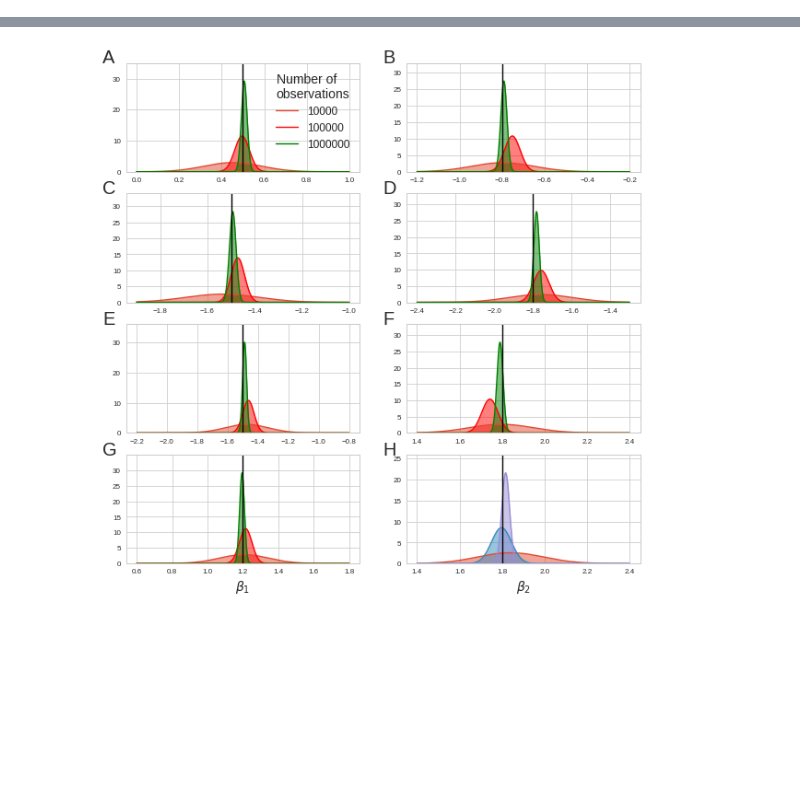
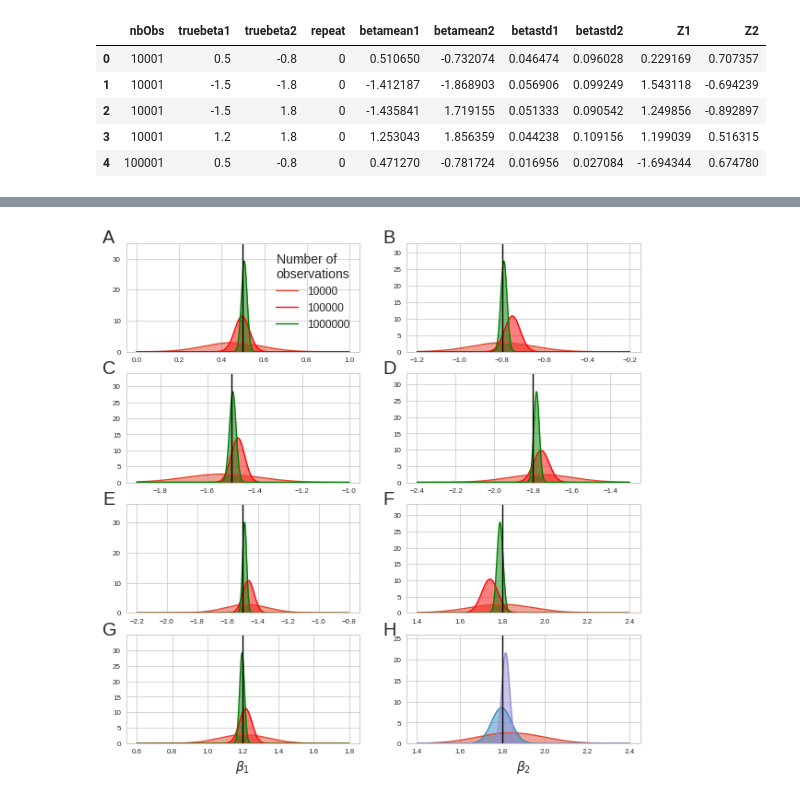
Before and after one commit to ctorney/mssf-vi, a Jupyter notebook: Figures/Figure_2 and 3F.ipynb, the cells around one changed output, grey strips where cells are left out. Drawn from its saved outputs; the diff is of its cells as text; code cells hidden in the pictures; blank space fills up the shorter version.

```diff
--- a/Figures/Figure_2 and 3F.ipynb
+++ b/Figures/Figure_2 and 3F.ipynb
@@ -39,0 +28,9 @@ dat["Sample_Z"]=(dat["Z_score"]-np.mean(dat["Z_score"]))/np.std(dat["Z_score"])
+# %%
+dat.head()
+# %% [output]
+|  | nbObs | truebeta1 | truebeta2 | repeat | betamean1 | betamean2 | betastd1 | betastd2 | Z1 | Z2 |
+| 0 | 10001 | 0.5 | -0.8 | 0 | 0.510650 | -0.732074 | 0.046474 | 0.096028 | 0.229169 | 0.707357 |
+| 1 | 10001 | -1.5 | -1.8 | 0 | -1.412187 | -1.868903 | 0.056906 | 0.099249 | 1.543118 | -0.694239 |
+| 2 | 10001 | -1.5 | 1.8 | 0 | -1.435841 | 1.719155 | 0.051333 | 0.090542 | 1.249856 | -0.892897 |
+| 3 | 10001 | 1.2 | 1.8 | 0 | 1.253043 | 1.856359 | 0.044238 | 0.109156 | 1.199039 | 0.516315 |
+| 4 | 100001 | 0.5 | -0.8 | 0 | 0.471270 | -0.781724 | 0.016956 | 0.027084 | -1.694344 | 0.674780 |
```
Also changed, not shown: parts of 5 cells of this notebook, 1 other file.
